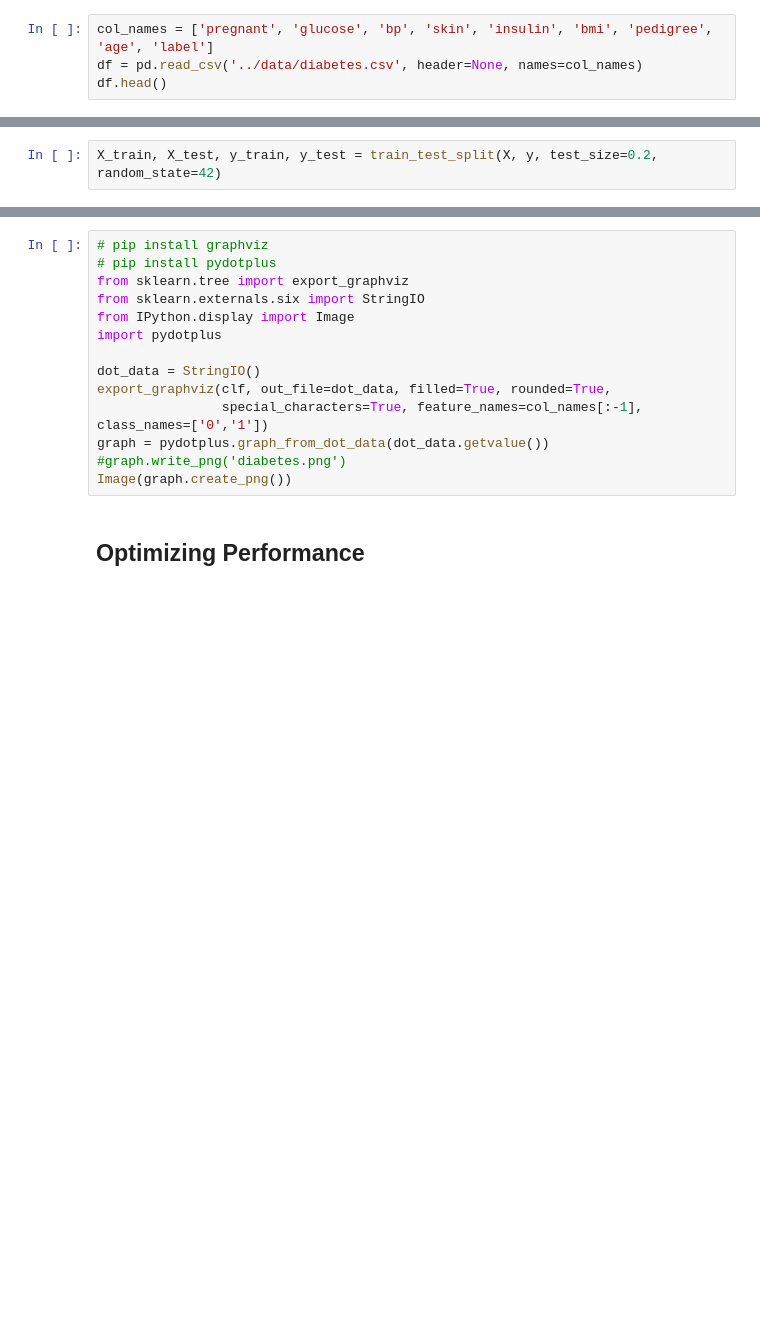
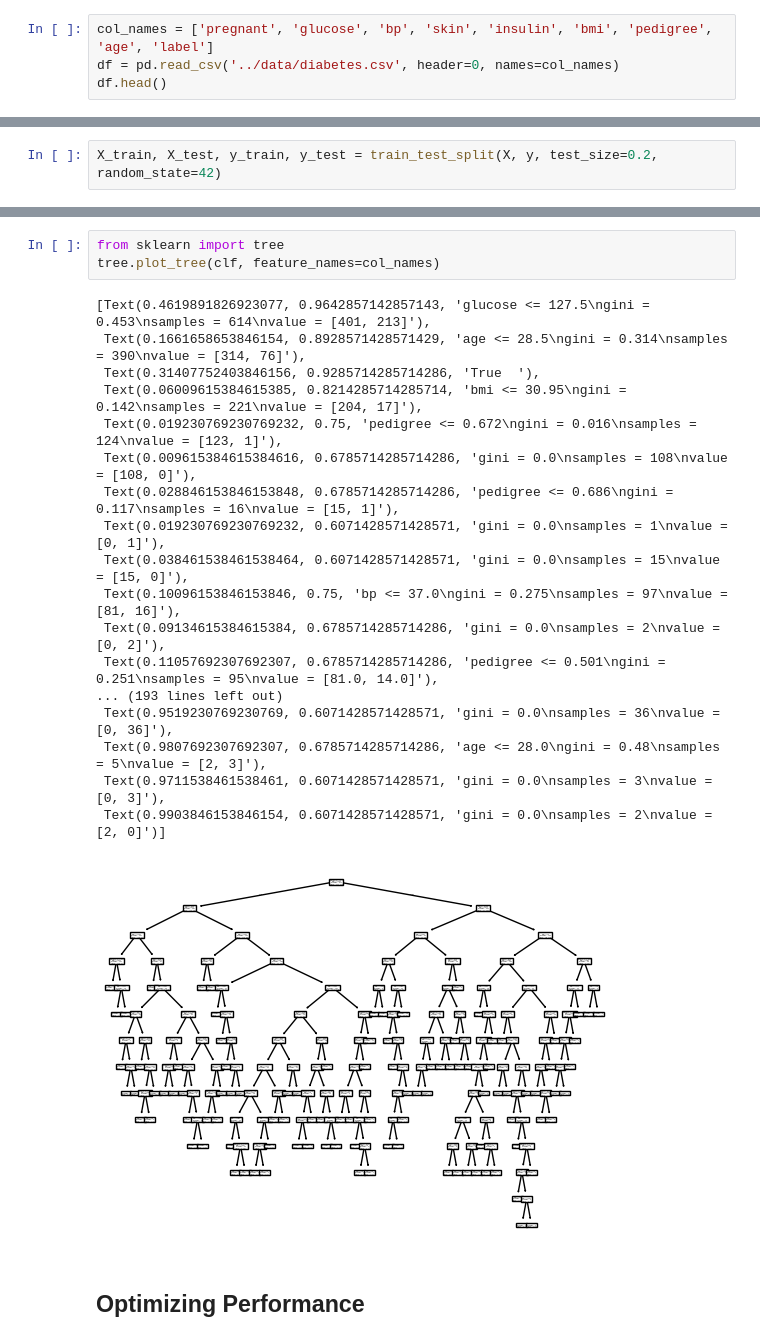
Before and after one commit to martinhamzai/ml-algorithms, a Jupyter notebook: notebooks/decision_trees.ipynb, the cells around one changed output, grey strips where cells are left out. Cells and saved outputs as stored; diff of their text form; blank space fills up the shorter version.

Commit message:
decision tree

```diff
--- a/notebooks/decision_trees.ipynb
+++ b/notebooks/decision_trees.ipynb
@@ -81,6 +81,6 @@ from sklearn.model_selection import train_test_split
 from sklearn.tree import DecisionTreeClassifier
 # %%
 col_names = ['pregnant', 'glucose', 'bp', 'skin', 'insulin', 'bmi', 'pedigree', 'age', 'label']
-df = pd.read_csv('../data/diabetes.csv', header=None, names=col_names)
+df = pd.read_csv('../data/diabetes.csv', header=0, names=col_names)
 df.head()
 # %% [output]
@@ -99,17 +106,25 @@ print("Accuracy: ", accuracy_score(y_test, y_pred))
 # %%
-# pip install graphviz
-# pip install pydotplus
-from sklearn.tree import export_graphviz
-from sklearn.externals.six import StringIO
-from IPython.display import Image
-import pydotplus
-
-dot_data = StringIO()
-export_graphviz(clf, out_file=dot_data, filled=True, rounded=True,
-                special_characters=True, feature_names=col_names[:-1], class_names=['0','1'])
-graph = pydotplus.graph_from_dot_data(dot_data.getvalue())
-#graph.write_png('diabetes.png')
-Image(graph.create_png())
+from sklearn import tree
+tree.plot_tree(clf, feature_names=col_names)
+# %% [output]
+[Text(0.4619891826923077, 0.9642857142857143, 'glucose <= 127.5\ngini = 0.453\nsamples = 614\nvalue = [401, 213]'),
+ Text(0.1661658653846154, 0.8928571428571429, 'age <= 28.5\ngini = 0.314\nsamples = 390\nvalue = [314, 76]'),
+ Text(0.31407752403846156, 0.9285714285714286, 'True  '),
+ Text(0.06009615384615385, 0.8214285714285714, 'bmi <= 30.95\ngini = 0.142\nsamples = 221\nvalue = [204, 17]'),
+ Text(0.019230769230769232, 0.75, 'pedigree <= 0.672\ngini = 0.016\nsamples = 124\nvalue = [123, 1]'),
+ Text(0.009615384615384616, 0.6785714285714286, 'gini = 0.0\nsamples = 108\nvalue = [108, 0]'),
+ Text(0.028846153846153848, 0.6785714285714286, 'pedigree <= 0.686\ngini = 0.117\nsamples = 16\nvalue = [15, 1]'),
+ Text(0.019230769230769232, 0.6071428571428571, 'gini = 0.0\nsamples = 1\nvalue = [0, 1]'),
+ Text(0.038461538461538464, 0.6071428571428571, 'gini = 0.0\nsamples = 15\nvalue = [15, 0]'),
+ Text(0.10096153846153846, 0.75, 'bp <= 37.0\ngini = 0.275\nsamples = 97\nvalue = [81, 16]'),
+ Text(0.09134615384615384, 0.6785714285714286, 'gini = 0.0\nsamples = 2\nvalue = [0, 2]'),
+ Text(0.11057692307692307, 0.6785714285714286, 'pedigree <= 0.501\ngini = 0.251\nsamples = 95\nvalue = [81.0, 14.0]'),
+... (193 lines left out)
+ Text(0.9519230769230769, 0.6071428571428571, 'gini = 0.0\nsamples = 36\nvalue = [0, 36]'),
+ Text(0.9807692307692307, 0.6785714285714286, 'age <= 28.0\ngini = 0.48\nsamples = 5\nvalue = [2, 3]'),
+ Text(0.9711538461538461, 0.6071428571428571, 'gini = 0.0\nsamples = 3\nvalue = [0, 3]'),
+ Text(0.9903846153846154, 0.6071428571428571, 'gini = 0.0\nsamples = 2\nvalue = [2, 0]')]
+[figure, added]
 # %% [markdown]
 ## Optimizing Performance
 # %%
```
Also changed, not shown: parts of 5 cells of this notebook, 1 other file.
